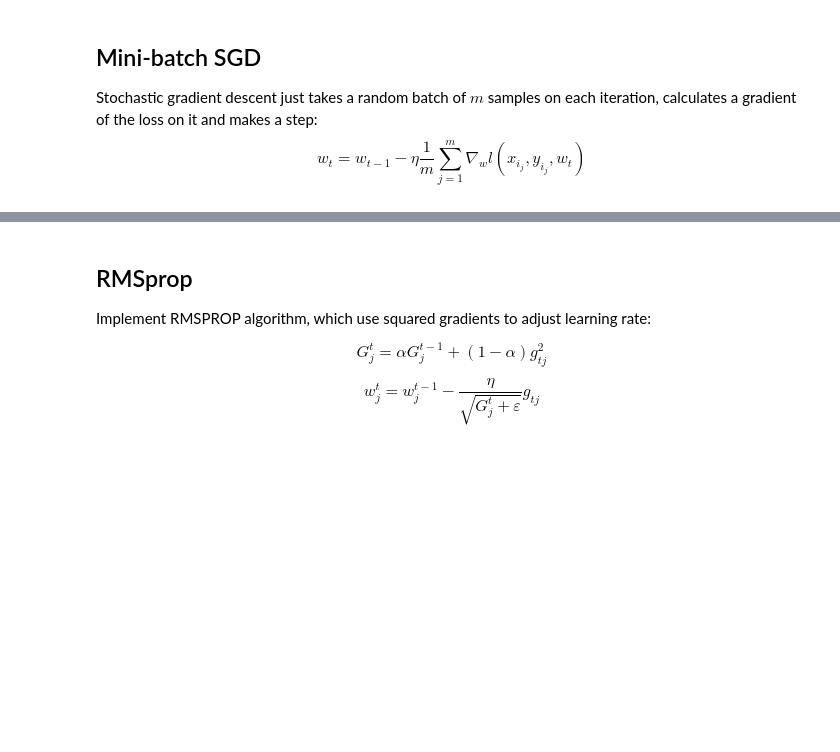
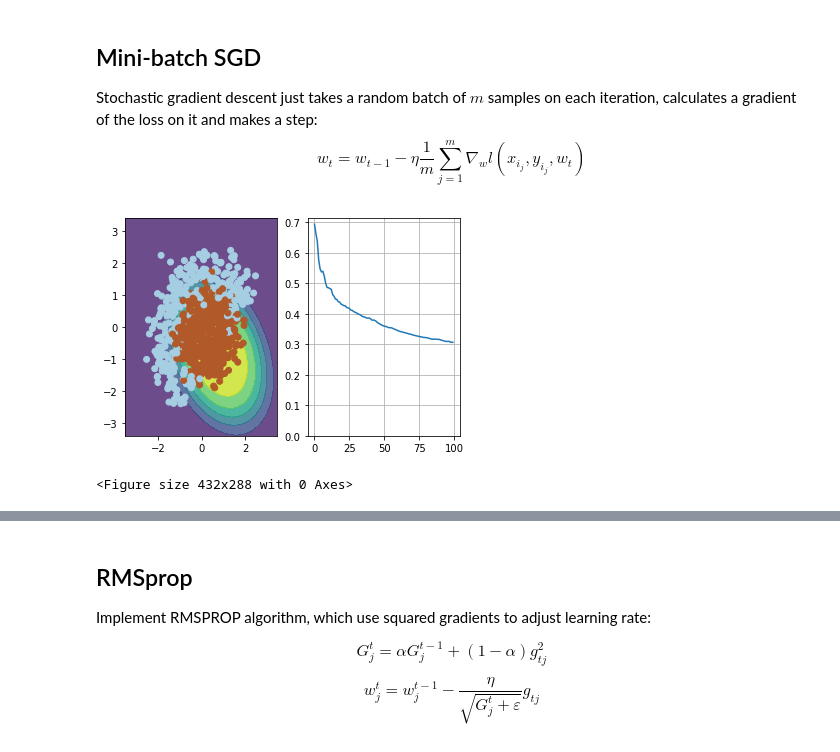
Before and after one commit to pipematin/ads_course_1, a Jupyter notebook: week1/week01_pa.ipynb, the cells around one changed output, grey strips where cells are left out. Cells and saved outputs as stored; diff of their text form; code cells hidden in the pictures; blank space fills up the shorter version.

```diff
--- a/week1/week01_pa.ipynb
+++ b/week1/week01_pa.ipynb
@@ -147,4 +141,13 @@ np.log(19)
 # %%
+def compute_loss2(X, y, w):
+    total_loss = 0
+    for x, yi in zip(X, y):
+        total_loss += (-1) * (yi * np.log(prob_of_class_one(x, w)) + (1-yi) * np.log(1-prob_of_class_one(x, w)))
+
+    n_samples = len(y)
+
+    return total_loss/n_samples
+
 def compute_loss(X, y, w):
     """
     Given feature matrix X [n_samples,6], target vector [n_samples] of 1/0,
@@ -153,10 +156,19 @@ def compute_loss(X, y, w):
     """
     # TODO:<your code here>
 
-    total_loss = 0
-    for x, yi in zip(X, y):
-        total_loss += (-1) * (yi * np.log(prob_of_class_one(x, w)) + (1-yi) * np.log(1-prob_of_class_one(x, w)))
+#     total_loss = 0
+#     for x, yi in zip(X, y):
+#         total_loss += (-1) * (yi * np.log(prob_of_class_one(x, w)) + (1-yi) * np.log(1-prob_of_class_one(x, w)))
 
-    n_samples = len(y)
+#     n_samples = len(y)
 
-    return total_loss/n_samples
+#     return total_loss/n_samples
+
+    probs = probability(X, w)
+    total = -1 * (y * np.log(probs) + ((1-y)*np.log(1-probs)))
+    return np.mean(total)
+# %%
+loss = compute_loss(X_expanded, y, dummy_weights)
+loss2 = compute_loss2(X_expanded, y, dummy_weights)
+print(loss)
+print(loss2)
@@ -241,27 +299,32 @@ $$ w_t = w_{t-1} - \eta \dfrac{1}{m} \sum_{j=1}^m \nabla_w l(x_{i_j}, y_{i_j}, w
 # %%
 # please use np.random.seed(42), eta=0.1, n_iter=100 and batch_size=4 for deterministic results
 
 np.random.seed(42)
 w = np.array([0, 0, 0, 0, 0, 1])
 
 eta= 0.1 # learning rate
 
 n_iter = 100
 batch_size = 4
 loss = np.zeros(n_iter)
 plt.figure(figsize=(12, 5))
 
 for i in range(n_iter):
     ind = np.random.choice(X_expanded.shape[0], batch_size)
     loss[i] = compute_loss(X_expanded, y, w)
     if i % 10 == 0:
         visualize(X_expanded[ind, :], y[ind], w, loss)
 
     # Keep in mind that compute_grad already does averaging over batch for you!
     # TODO:<your code here>
+    g = compute_grad(X_expanded[ind, :], y[ind], w)
+    w = w - (eta * g)
 
 visualize(X, y, w, loss)
 plt.clf()
+# %% [output]
+[figure, added]
+<Figure size 432x288 with 0 Axes>
 # %%
 # use output of this cell to fill answer field
 
```
Also changed, not shown: parts of 15 cells of this notebook, 2 other files.
